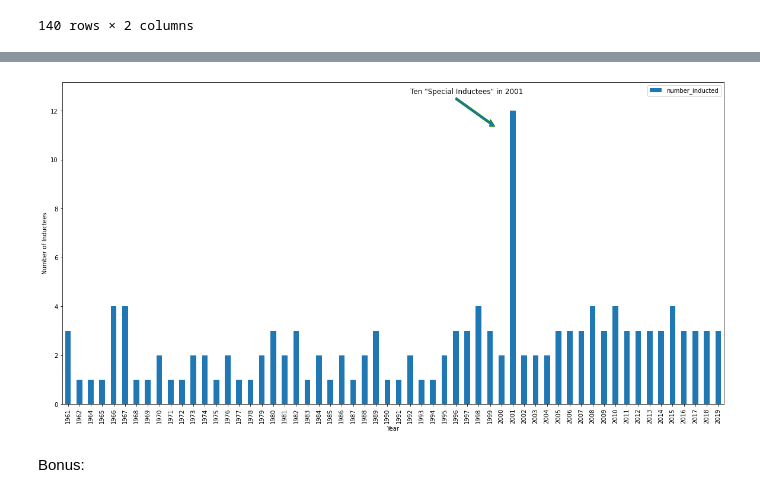
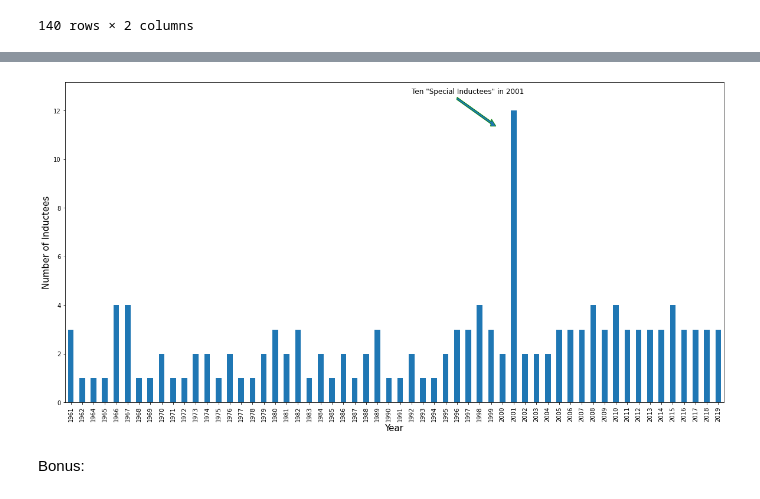
Before and after one commit to ryanhilber93/python-web-scraping-country-music-hof, a Jupyter notebook: country_music_HOF_webscraping.ipynb, the cells around one changed output, grey strips where cells are left out. Saved outputs shown, nothing was run; the diff lists cells and outputs as text; code cells hidden in the pictures.

```diff
--- a/country_music_HOF_webscraping.ipynb
+++ b/country_music_HOF_webscraping.ipynb
@@ -409,12 +409,12 @@ inductions_by_year4
 # %%
-inductions_by_year4.plot.bar(x='year', y='number_inducted', figsize=(20,10))
-plt.xlabel('Year')
-plt.ylabel('Number of Inductees')
+inductions_by_year4.plot.bar(x='year', y='number_inducted', figsize=(20,10), legend=None)
+plt.xlabel('Year', fontsize=15)
+plt.ylabel('Number of Inductees', fontsize=15)
 plt.text(30,12.7, 'Ten "Special Inductees" in 2001', fontsize='large')
 plt.arrow(34,12.5,3,-1,width=.1,ec='green')
-plt.show();
+plt.savefig('inductees_by_year.png');
 # %% [output]
-[figure, old version]
+[figure, new version]
 # %% [markdown]
 Bonus:
 # %%
```
Also changed, not shown: parts of 21 cells of this notebook, 2 other files.
